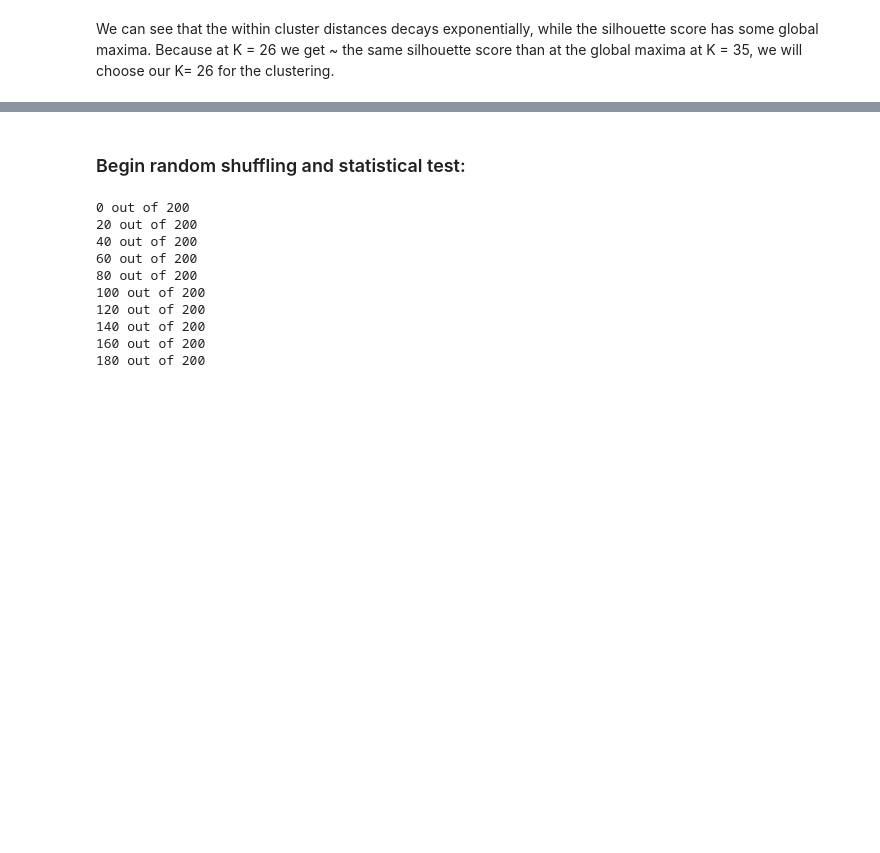
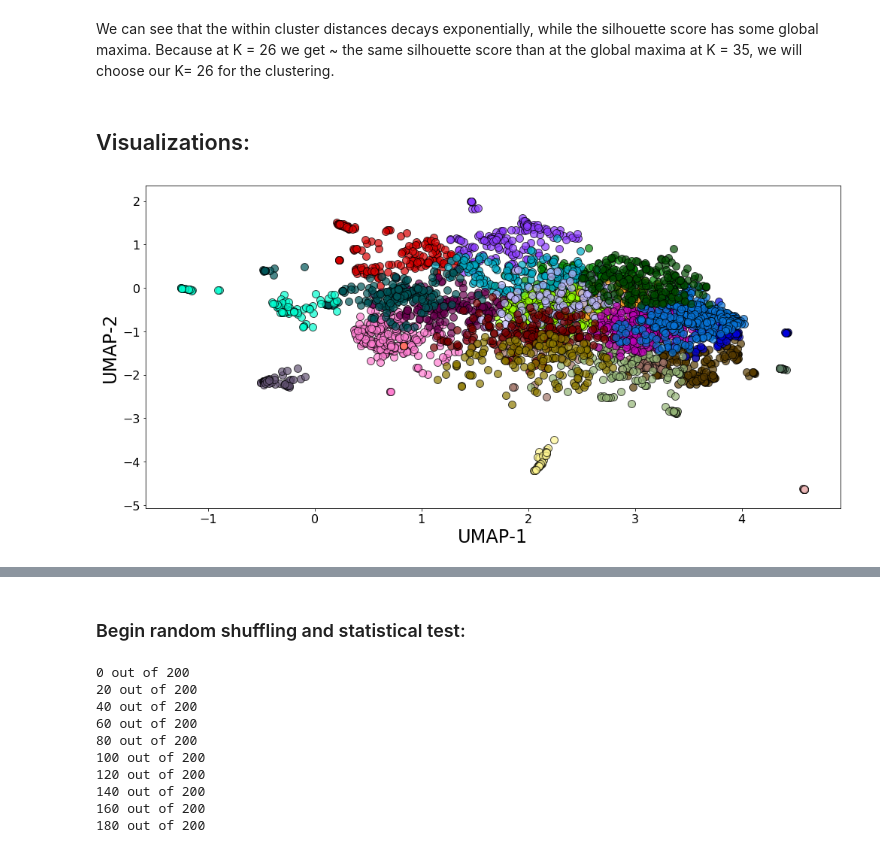
Before and after one commit to manuflores/tbredox, a Jupyter notebook: notebooks/stat_test_umap_w_shuffling.ipynb, the cells around one changed output, grey strips where cells are left out. Saved outputs shown, nothing was run; the diff lists cells and outputs as text; code cells hidden in the pictures; blank space fills up the shorter version.

```diff
--- a/notebooks/stat_test_umap_w_shuffling.ipynb
+++ b/notebooks/stat_test_umap_w_shuffling.ipynb
@@ -184,6 +184,6 @@ We can see that the within cluster distances decays exponentially, while the sil
 seed = 43
 np.random.seed(seed)
 # %%
-clustering = KMeans(n_clusters = 26, random_state = seed).fit(data)
+clustering = KMeans(n_clusters = 27, random_state = seed).fit(data)
 # %%
 cluster_labels = clustering.labels_
@@ -189,0 +194,20 @@ cluster_labels = clustering.labels_
+# %% [markdown]
+## Visualizations:
+# %%
+plt.figure(figsize=(14,7))
+counter = 0
+for clus in df_umap_.cluster_labels.unique():
+    df_clus = df_umap_[df_umap_.cluster_labels == clus]
+    plt.scatter(df_clus.u1, df_clus.u2, s = 100, color = cc.glasbey[counter], edgecolors='k', alpha = 0.7)
+    counter += 1
+
+plt.xlabel('UMAP-1', fontsize = 24 )
+plt.ylabel('UMAP-2', fontsize = 24 )
+xt = plt.xticks(fontsize = 16)
+yt = plt.yticks(fontsize = 16)
+
+plt.tight_layout()
+fig_file = '../figures/umap_genes_w_cluster.png'
+plt.savefig(fig_file, dpi = 300)
+# %% [output]
+[figure, added]
```
Also changed, not shown: parts of 13 cells of this notebook, 9 other files.
